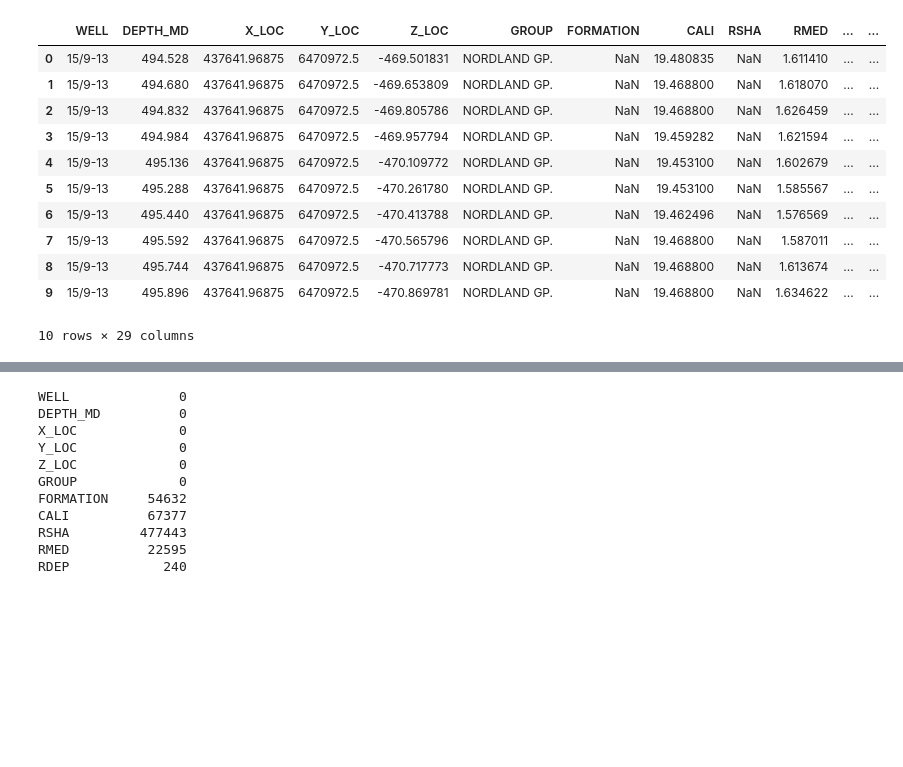
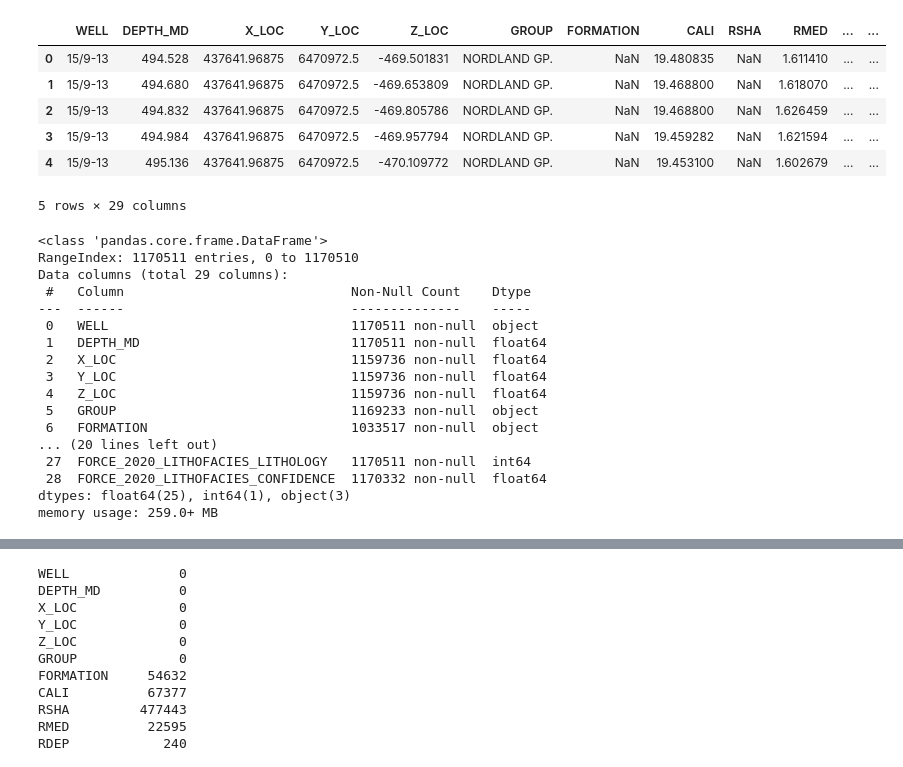
Before and after one commit to Fedor4096/Lithology-prediction-with-ML, a Jupyter notebook: my_materials/Fedor_try_hack.ipynb, the cells around one changed output, grey strips where cells are left out. Cells and saved outputs as stored; diff of their text form; code cells hidden in the pictures; blank space fills up the shorter version.

```diff
--- a/my_materials/Fedor_try_hack.ipynb
+++ b/my_materials/Fedor_try_hack.ipynb
@@ -4,20 +17,33 @@ import matplotlib.pyplot as plt
 # %%
 data = pd.read_csv(r"D:\for ML\HW-hack\train_hw.csv", sep=';')
 # %%
-data.head(10)
+data.head()
 # %% [output]
 |  | WELL | DEPTH_MD | X_LOC | Y_LOC | Z_LOC | GROUP | FORMATION | CALI | RSHA | RMED | ... | ... |
 | 0 | 15/9-13 | 494.528 | 437641.96875 | 6470972.5 | -469.501831 | NORDLAND GP. | NaN | 19.480835 | NaN | 1.611410 | ... | ... |
 | 1 | 15/9-13 | 494.680 | 437641.96875 | 6470972.5 | -469.653809 | NORDLAND GP. | NaN | 19.468800 | NaN | 1.618070 | ... | ... |
 | 2 | 15/9-13 | 494.832 | 437641.96875 | 6470972.5 | -469.805786 | NORDLAND GP. | NaN | 19.468800 | NaN | 1.626459 | ... | ... |
 | 3 | 15/9-13 | 494.984 | 437641.96875 | 6470972.5 | -469.957794 | NORDLAND GP. | NaN | 19.459282 | NaN | 1.621594 | ... | ... |
 | 4 | 15/9-13 | 495.136 | 437641.96875 | 6470972.5 | -470.109772 | NORDLAND GP. | NaN | 19.453100 | NaN | 1.602679 | ... | ... |
-| 5 | 15/9-13 | 495.288 | 437641.96875 | 6470972.5 | -470.261780 | NORDLAND GP. | NaN | 19.453100 | NaN | 1.585567 | ... | ... |
-| 6 | 15/9-13 | 495.440 | 437641.96875 | 6470972.5 | -470.413788 | NORDLAND GP. | NaN | 19.462496 | NaN | 1.576569 | ... | ... |
-| 7 | 15/9-13 | 495.592 | 437641.96875 | 6470972.5 | -470.565796 | NORDLAND GP. | NaN | 19.468800 | NaN | 1.587011 | ... | ... |
-| 8 | 15/9-13 | 495.744 | 437641.96875 | 6470972.5 | -470.717773 | NORDLAND GP. | NaN | 19.468800 | NaN | 1.613674 | ... | ... |
-| 9 | 15/9-13 | 495.896 | 437641.96875 | 6470972.5 | -470.869781 | NORDLAND GP. | NaN | 19.468800 | NaN | 1.634622 | ... | ... |
-10 rows × 29 columns
+5 rows × 29 columns
 # %%
-# data.info()
+data.info()
+# %% [output]
+<class 'pandas.core.frame.DataFrame'>
+RangeIndex: 1170511 entries, 0 to 1170510
+Data columns (total 29 columns):
+ #   Column                             Non-Null Count    Dtype
+---  ------                             --------------    -----
+ 0   WELL                               1170511 non-null  object
+ 1   DEPTH_MD                           1170511 non-null  float64
+ 2   X_LOC                              1159736 non-null  float64
+ 3   Y_LOC                              1159736 non-null  float64
+ 4   Z_LOC                              1159736 non-null  float64
+ 5   GROUP                              1169233 non-null  object
+ 6   FORMATION                          1033517 non-null  object
+... (20 lines left out)
+ 27  FORCE_2020_LITHOFACIES_LITHOLOGY   1170511 non-null  int64
+ 28  FORCE_2020_LITHOFACIES_CONFIDENCE  1170332 non-null  float64
+dtypes: float64(25), int64(1), object(3)
+memory usage: 259.0+ MB
 # %%
```
Also changed, not shown: parts of 71 cells of this notebook.
